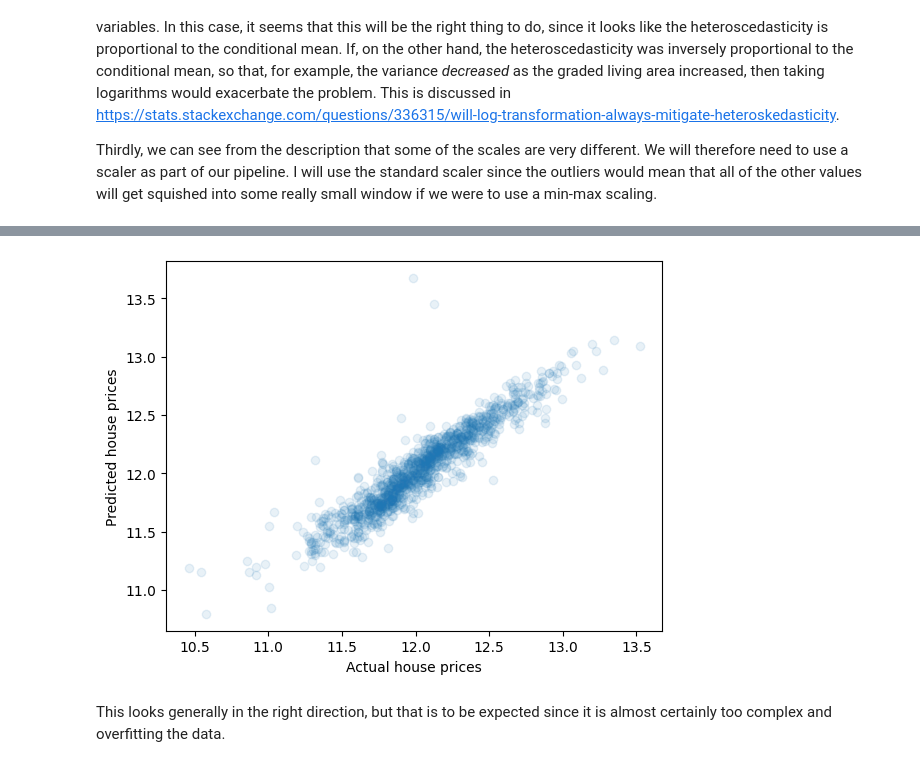
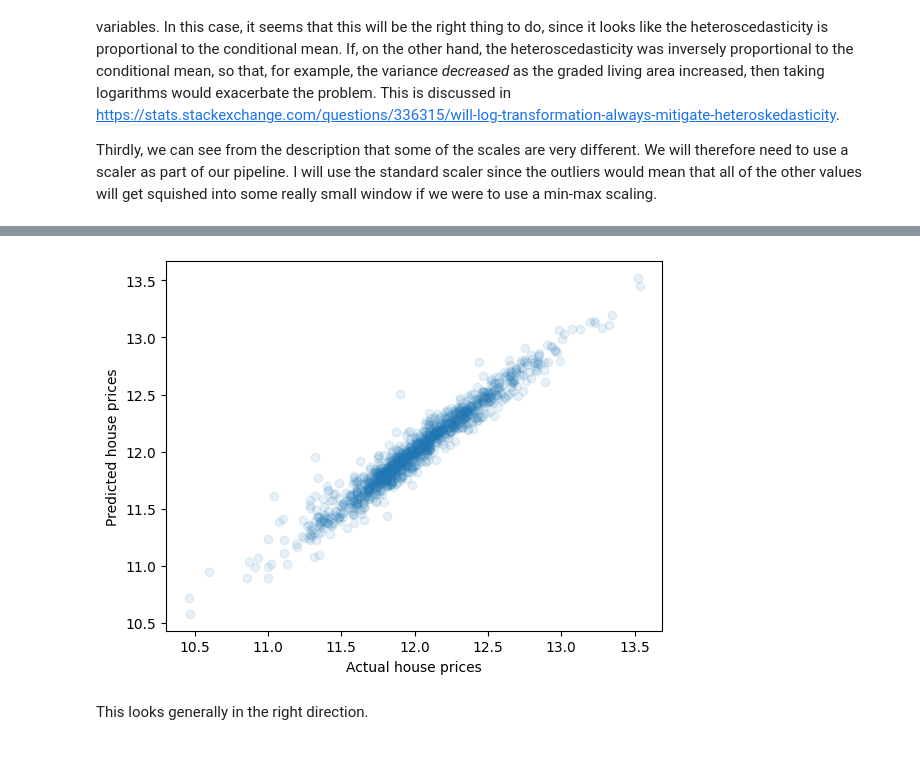
Before and after one commit to MatthewHabermann/KaggleComps, a Jupyter notebook: HousePrices/BasicLinReg.ipynb, the cells around one changed output, grey strips where cells are left out. Drawn from its saved outputs; the diff is of its cells as text; code cells hidden in the pictures.

```diff
--- a/HousePrices/BasicLinReg.ipynb
+++ b/HousePrices/BasicLinReg.ipynb
@@ -85,5 +106,4 @@ For the next steps, we impute the missing values in the numerical data (given th
 # %%
-y = np.log(train_data.SalePrice) #Take the natural logarithm to deal with skewdness and heteroscedacity. Could probably include this
-# in a pipeline step, but it's pretty straightforward to just take the logarithm.
-train_data.drop('SalePrice', axis = 1, inplace = True)
-train_data_numerical = train_data.select_dtypes(exclude = 'object')
+for column in train_data.columns:
+    if len(train_data[column].value_counts()) <= 5:
+        print(train_data[column].value_counts())
@@ -89,0 +128,4 @@ train_data_numerical = train_data.select_dtypes(exclude = 'object')
+# %%
+for column in train_data.columns:
+    if len(train_data[column].value_counts()) >=10:
+        print(train_data[column].value_counts())
@@ -90,25 +206,53 @@ train_data_numerical = train_data.select_dtypes(exclude = 'object')
+# %%
+
+categorical_cols = [cname for cname in train_data.columns if train_data[cname].dtype == "object"]
+numerical_cols = [cname for cname in train_data.columns if train_data[cname].dtype in ['int64', 'float64']]
+
+skewed_feats = train_data[numerical_cols].apply(lambda x: skew(x.dropna())).sort_values(ascending=False)
+skewness = pd.DataFrame({'Skew Before Transformation' :skewed_feats})
+skewness = skewness[abs(skewness) >= 0.7].dropna(axis=0)
+skewed_features = skewness.index
+for feat in skewed_features:
+    train_data[feat] = np.log1p(train_data[feat])
+    test_data[feat] = np.log1p(test_data[feat])
+
+
+numerical_transformer = Pipeline(steps = [
+    ('imputer', SimpleImputer(strategy = 'median')),
+    ('scaler', StandardScaler())
+])
+categorical_transformer = Pipeline(steps = [
+    ('imputer', SimpleImputer(strategy = 'constant')),
+    ('onehot', OneHotEncoder(handle_unknown = 'ignore'))
+])
+
+preprocessor = ColumnTransformer(
+    transformers = [
+        ('num', numerical_transformer, numerical_cols),
+        ('cat', categorical_transformer, categorical_cols)
+    ])
 # %%
 from sklearn.linear_model import LinearRegression
 from sklearn.metrics import mean_squared_error
 from sklearn.model_selection import train_test_split
 from sklearn.preprocessing import StandardScaler
-X_train, X_test, y_train, y_test = train_test_split(train_data_numerical, y, train_size = 0.8, random_state = 42)
+#Split the data
+X_train, X_test, y_train, y_test = train_test_split(train_data, y, train_size = 0.8)
 
 lr_model = LinearRegression()
-my_pipeline = Pipeline(steps = [('imputer', SimpleImputer(strategy = 'median')), #Using median so that hopefully outliers have less of an effect.
-                              ('std_scaler', StandardScaler()),
+my_pipeline = Pipeline(steps = [('preprocessor', preprocessor),
                               ('model', lr_model)
                              ])
 my_pipeline.fit(X_train, y_train)
 y_train_predict = my_pipeline.predict(X_train)
 plt.scatter(y_train, y_train_predict, alpha = 0.1)
 plt.xlabel("Actual house prices")
 plt.ylabel("Predicted house prices")
 plt.show()
 # %% [output]
-[figure, old version]
+[figure, new version]
 # %% [markdown]
-This looks generally in the right direction, but that is to be expected since it is almost certainly too complex and overfitting the data.
+This looks generally in the right direction.
 # %%
 RMSE_train = mean_squared_error(y_train, y_train_predict)**0.5
 print(f"RMSE of the training data is: {RMSE_train}")
```
Also changed, not shown: parts of 46 cells of this notebook, 6 other files.
